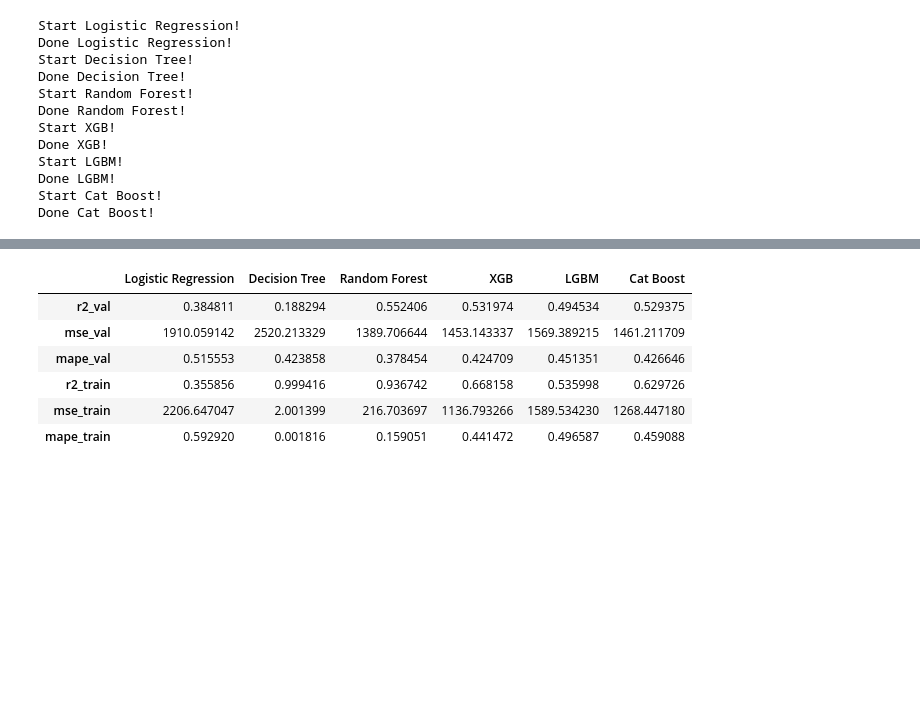
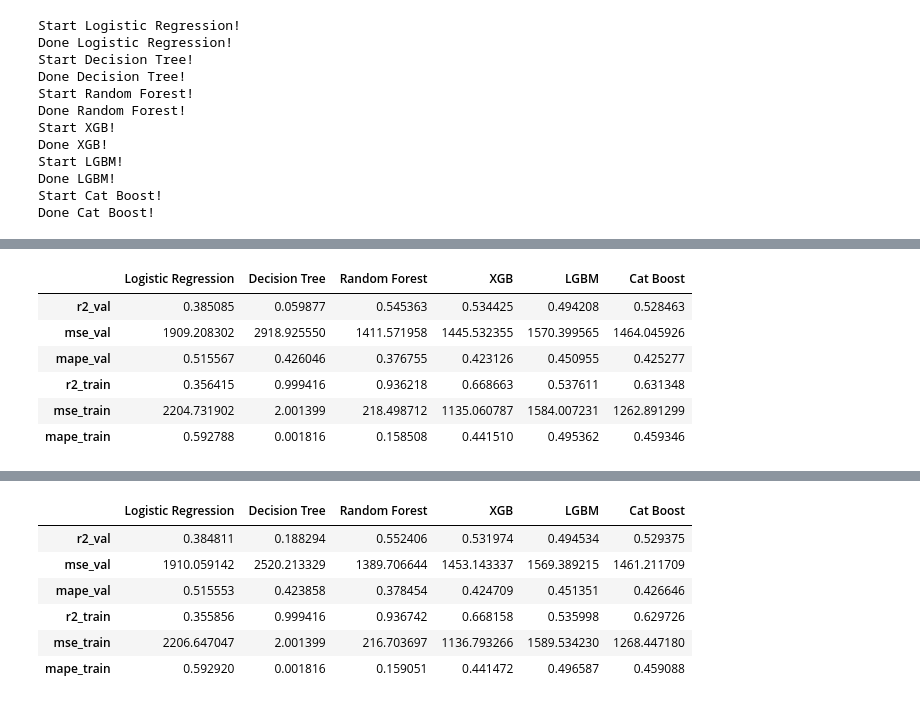
Before and after one commit to utkarshsaboo45/WiDS_climate_change, a Jupyter notebook: model.ipynb, the cells around one changed output, grey strips where cells are left out. Drawn from its saved outputs; the diff is of its cells as text; code cells hidden in the pictures; blank space fills up the shorter version.

```diff
--- a/model.ipynb
+++ b/model.ipynb
@@ -192,0 +405,10 @@ Done Cat Boost!
+# %%
+pd.DataFrame(results)
+# %% [output]
+|  | Logistic Regression | Decision Tree | Random Forest | XGB | LGBM | Cat Boost |
+| r2_val | 0.385085 | 0.059877 | 0.545363 | 0.534425 | 0.494208 | 0.528463 |
+| mse_val | 1909.208302 | 2918.925550 | 1411.571958 | 1445.532355 | 1570.399565 | 1464.045926 |
+| mape_val | 0.515567 | 0.426046 | 0.376755 | 0.423126 | 0.450955 | 0.425277 |
+| r2_train | 0.356415 | 0.999416 | 0.936218 | 0.668663 | 0.537611 | 0.631348 |
+| mse_train | 2204.731902 | 2.001399 | 218.498712 | 1135.060787 | 1584.007231 | 1262.891299 |
+| mape_train | 0.592788 | 0.001816 | 0.158508 | 0.441510 | 0.495362 | 0.459346 |
```
Also changed, not shown: parts of 25 cells of this notebook.
